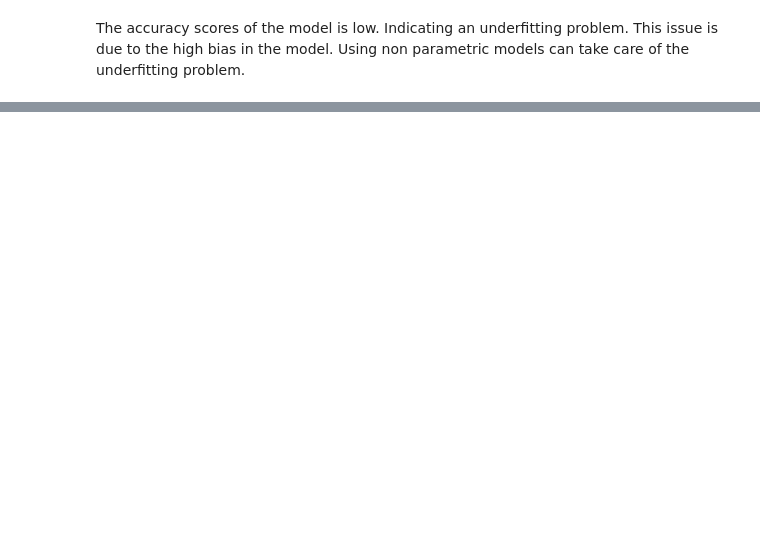
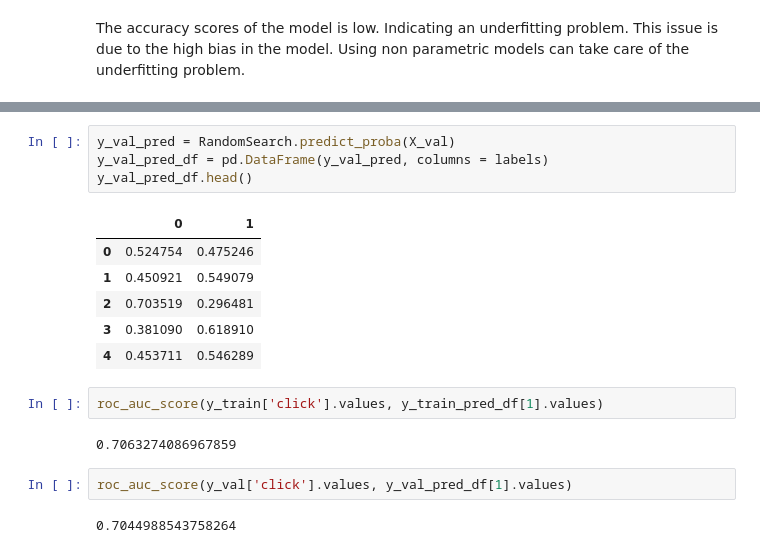
Before and after one commit to kris2692/Springboard_Avazu_Capstone_2, a Jupyter notebook: Modeling/Data Wrangling and Baseline Evaluation.ipynb, the cells around one changed output, grey strips where cells are left out. Drawn from its saved outputs; the diff is of its cells as text; blank space fills up the shorter version.

```diff
--- a/Modeling/Data Wrangling and Baseline Evaluation.ipynb
+++ b/Modeling/Data Wrangling and Baseline Evaluation.ipynb
@@ -204,0 +366,19 @@ The accuracy scores of the model is low. Indicating an underfitting problem. Thi
+# %%
+y_val_pred = RandomSearch.predict_proba(X_val)
+y_val_pred_df = pd.DataFrame(y_val_pred, columns = labels)
+y_val_pred_df.head()
+# %% [output]
+|  | 0 | 1 |
+| 0 | 0.524754 | 0.475246 |
+| 1 | 0.450921 | 0.549079 |
+| 2 | 0.703519 | 0.296481 |
+| 3 | 0.381090 | 0.618910 |
+| 4 | 0.453711 | 0.546289 |
+# %%
+roc_auc_score(y_train['click'].values, y_train_pred_df[1].values)
+# %% [output]
+0.7063274086967859
+# %%
+roc_auc_score(y_val['click'].values, y_val_pred_df[1].values)
+# %% [output]
+0.7044988543758264
```
Also changed, not shown: parts of 37 cells of this notebook.
